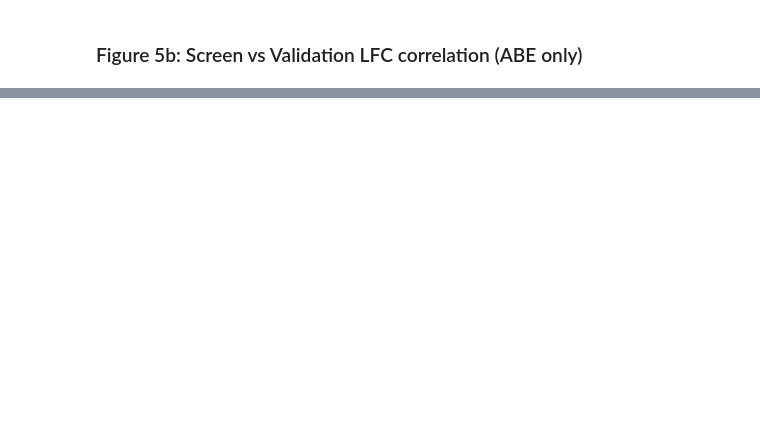
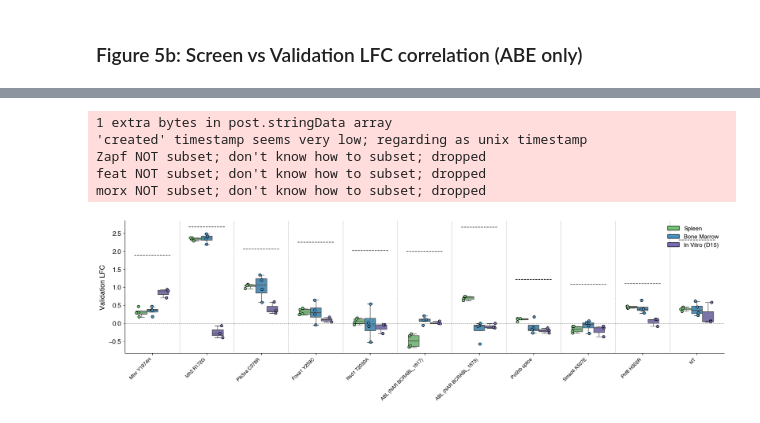
Before and after one commit to kexindon/B-ALL-in-vivo-base-editing, a Jupyter notebook: figure4_CLEANED.ipynb, the cells around one changed output, grey strips where cells are left out. Saved outputs shown, nothing was run; the diff lists cells and outputs as text; code cells hidden in the pictures; blank space fills up the shorter version.

```diff
--- a/figure4_CLEANED.ipynb
+++ b/figure4_CLEANED.ipynb
@@ -480,0 +521,63 @@ morx NOT subset; don't know how to subset; dropped
+# %%
+# ── Overview: validation LFC for ALL guides (Part-2 box+strip style) ──────────
+val_all_final = validation_all[validation_all['Timepoint'] == 'Final'].copy()
+val_all_final['Mutation'] = val_all_final['sgRNA'].map(VAL_LABELS)
+
+# Order: 5 library enrichers (screen order), then extras, NT last.
+LIB_SGR     = [_SGR_BY_GID[g] for g in g_order]                   # 5 enrichers
+extras      = [s for s in VAL_LABELS if s not in LIB_SGR and s != 'ABE_NT']
+sgr_order   = LIB_SGR + extras + ['ABE_NT']
+guide_order = [VAL_LABELS[s] for s in sgr_order]                 # x-axis = mutation label
+
+plot_tissues   = ('spleen', 'bm', 'd15')
+_T_FROM_TISSUE = {'Spleen': 'spleen', 'Bone Marrow': 'bm', 'In Vitro': 'd15'}
+val_all_final['T'] = val_all_final['Tissue'].map(_T_FROM_TISSUE)
+
+palette = [_TISSUE_COLOR[t] for t in plot_tissues]
+
+fig, ax = plt.subplots(figsize=(max(6, 1.5 * len(guide_order)), 5))
+sns.boxplot(data=val_all_final, x='Mutation', y='LFC', hue='T',
+            ax=ax, order=guide_order,
+            palette=palette, hue_order=list(plot_tissues),
+            showfliers=False, legend=False, width=0.6, linewidth=1)
+sns.stripplot(data=val_all_final, x='Mutation', y='LFC', hue='T',
+              ax=ax, order=guide_order,
+              palette=palette, hue_order=list(plot_tissues),
+              dodge=True, edgecolor='black', linewidth=0.8, size=5, legend=False)
+
+ax.axhline(0, linestyle='--', color='black', linewidth=0.7)
+for k in range(len(guide_order) - 1):
+    ax.axvline(k + 0.5, linestyle='--', color='black', linewidth=0.4, alpha=0.5)
+
+# Theoretical max LFC dashed line per guide (Initial BFP% is tissue-independent).
+val_init = (validation_all[validation_all['Timepoint'] == 'Initial']
+            .drop_duplicates('sgRNA').set_index('sgRNA')['Percent_population'].to_dict())
+n_g = len(guide_order)
+for i, sgr in enumerate(sgr_order):
+    init = val_init.get(sgr)
+    if init is not None and init > 0:
+        max_lfc = np.log2(100 / init)
+        ax.axhline(max_lfc, xmin=i / n_g + 1 / (n_g * 6), xmax=(i + 1) / n_g - 1 / (n_g * 6),
+                   color='black', linestyle='dashed', linewidth=1)
+
+handles = [Patch(facecolor=_TISSUE_COLOR[t], edgecolor='black', label=_TISSUE_LABEL[t])
+           for t in plot_tissues]
+ax.legend(handles=handles, frameon=False, fontsize=11, loc='upper right')
+ax.set_xlabel('')
+ax.set_ylabel('Validation LFC', fontsize=13)
+ax.tick_params(axis='x', labelsize=9)
+ax.tick_params(axis='y', labelsize=12)
+plt.setp(ax.get_xticklabels(), rotation=45, ha='right')
+ax.spines[['top', 'right']].set_visible(False)
+ax.set_title('', fontsize=13, fontweight='bold')
+fig.tight_layout()
+os.makedirs(BASE + 'figures/figure4', exist_ok=True)
+fig.savefig(BASE + 'figures/figure4/validation_all_guides.pdf', bbox_inches='tight')
+plt.show()
+# %% [output]
+1 extra bytes in post.stringData array
+'created' timestamp seems very low; regarding as unix timestamp
+Zapf NOT subset; don't know how to subset; dropped
+feat NOT subset; don't know how to subset; dropped
+morx NOT subset; don't know how to subset; dropped
+[figure, added]
```
Also changed, not shown: parts of 10 cells of this notebook, 8 other files.
